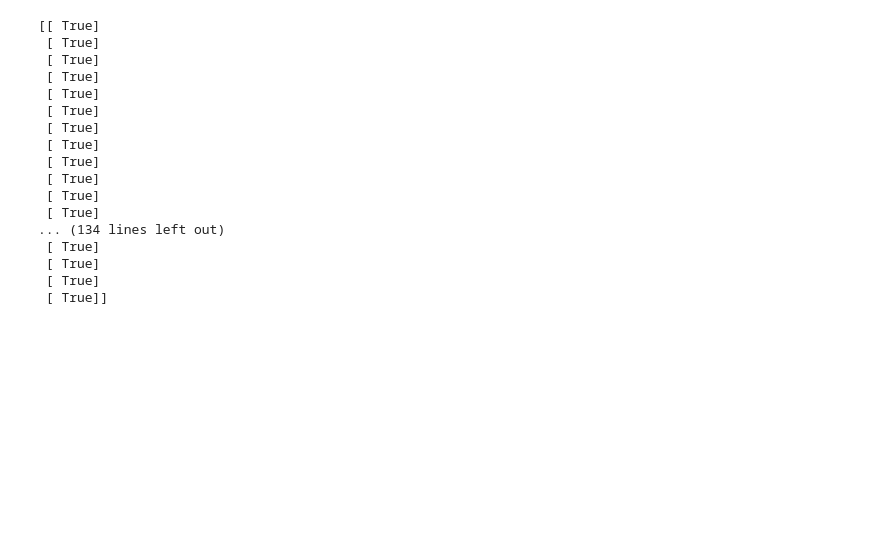
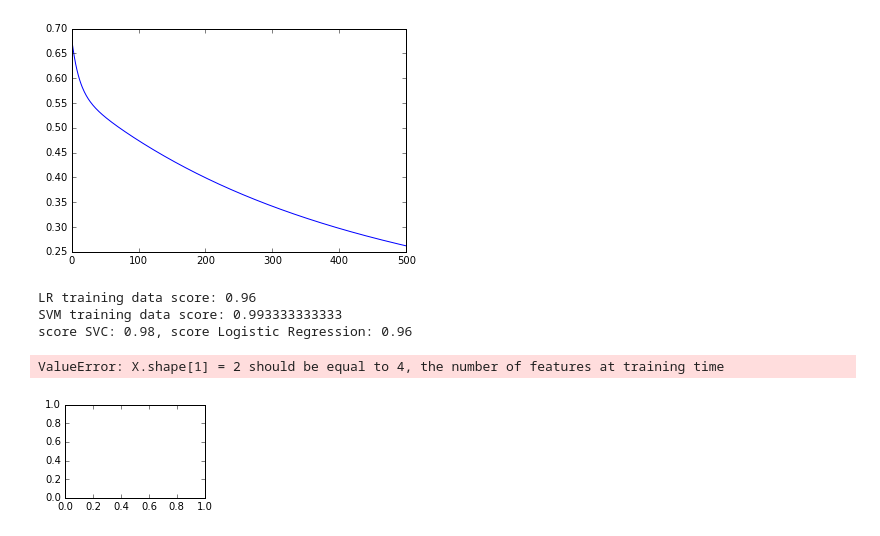
Before and after one commit to Rydra/ML-FirstSteps, a Jupyter notebook: IrisClassifier.ipynb, the cells around one changed output. Drawn from its saved outputs; the diff is of its cells as text; code cells hidden in the pictures; blank space fills up the shorter version.

```diff
--- a/IrisClassifier.ipynb
+++ b/IrisClassifier.ipynb
@@ -19,18 +22,18 @@ plt.show()
 # %%
 import math
-# My own logistic regression with gradient descent
+
+# My own logistic regression with gradient descent from scratch
 
 # the sigmoid function (also known as logistic)
 def sigmoid(z):
     return 1.0 /(1.0 + math.exp(-z))
-
-
 
 X_ = np.matrix([ np.concatenate(([1], row)) for row in X ])
 y_ = np.matrix([1 if i == 0 else 0 for i in y]).transpose()
 
 np.matrix(y).transpose()
 
+# Vectorized functions
 sigmoidV = np.vectorize(sigmoid)
 logV = np.vectorize(math.log)
 
@@ -45,7 +48,6 @@ def grad(X, y, theta):
     return (1.0/m) * ((sigmoidV(X * theta) - y).transpose() * X).transpose();
 
 errorthrs = 0.001
-
 
 def evaluate(currentError, currentIters, theta, maxIters, iterErrList):
     if (currentError is not None and currentError[0,0] <= errorthrs) or currentIters >= maxIters:
@@ -70,23 +72,6 @@ iterErrList, currentError, theta = evaluate(None, 0, np.matrix([[0],[0],[0],[0],
 plt.plot(range(len(iterErrList)), iterErrList)
 plt.show()
 
-print predict(X_, theta) == y_
 #print grad(X_, y_, [[0],[0],[0],[0],[0]])
 # %% [output]
-[[ True]
- [ True]
- [ True]
- [ True]
- [ True]
- [ True]
- [ True]
- [ True]
- [ True]
- [ True]
- [ True]
- [ True]
-... (134 lines left out)
- [ True]
- [ True]
- [ True]
- [ True]]
+[figure, added]
@@ -93,12 +135,26 @@ print predict(X_, theta) == y_
 # %%
 # Logistic regression with the library
 from sklearn.linear_model import LogisticRegression
 from sklearn import svm
 
-clr = LogisticRegression()
-clr.fit(X, y)
-print clr.score(X, y)
+lr = LogisticRegression()
+lr.fit(X, y)
+print "LR training data score: {0}".format(lr.score(X, y))
 
 # SVM- Seems to fit better the data
-clf = svm.SVC(kernel='linear', C=1).fit(X, y)
-print clf.score(X, y)
+svc = svm.SVC(kernel='linear', C=1).fit(X, y)
+print "SVM training data score: {0}".format(svc.score(X, y))
+
+# SVC seems to fit the model way better for the training data. Let's do it with cross validation
+scoresSVC = cross_validation.cross_val_score(svc, X, y, cv=5)
+scoresLR = cross_validation.cross_val_score(lr, X, y, cv=5)
+
+print "score SVC: {0}, score Logistic Regression: {1}".format(scoresSVC.mean(), scoresLR.mean())
+
+#drawDecisionBoundary(X, y, [svc])
+# %% [output]
+LR training data score: 0.96
+SVM training data score: 0.993333333333
+score SVC: 0.98, score Logistic Regression: 0.96
+ValueError: X.shape[1] = 2 should be equal to 4, the number of features at training time
+[figure, added]
```
Also changed, not shown: parts of 8 cells of this notebook, 1 other file.
